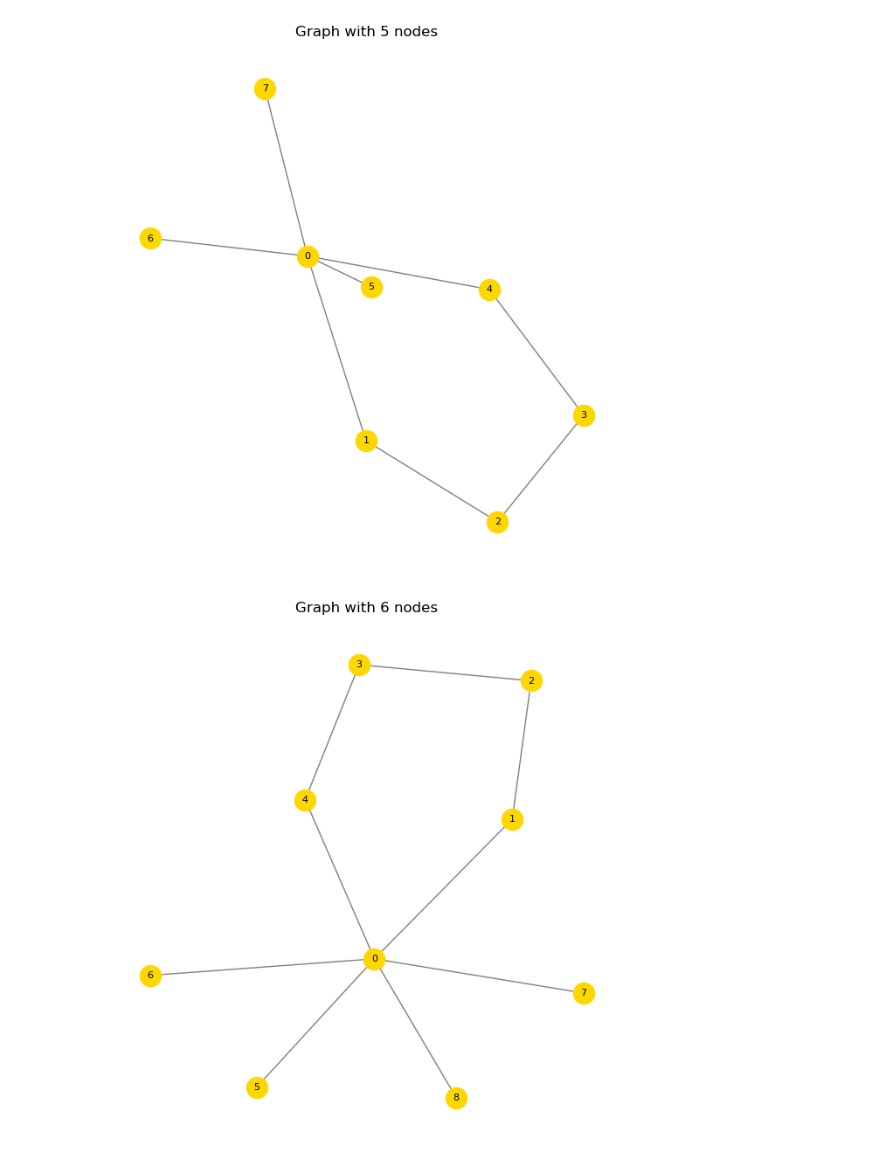
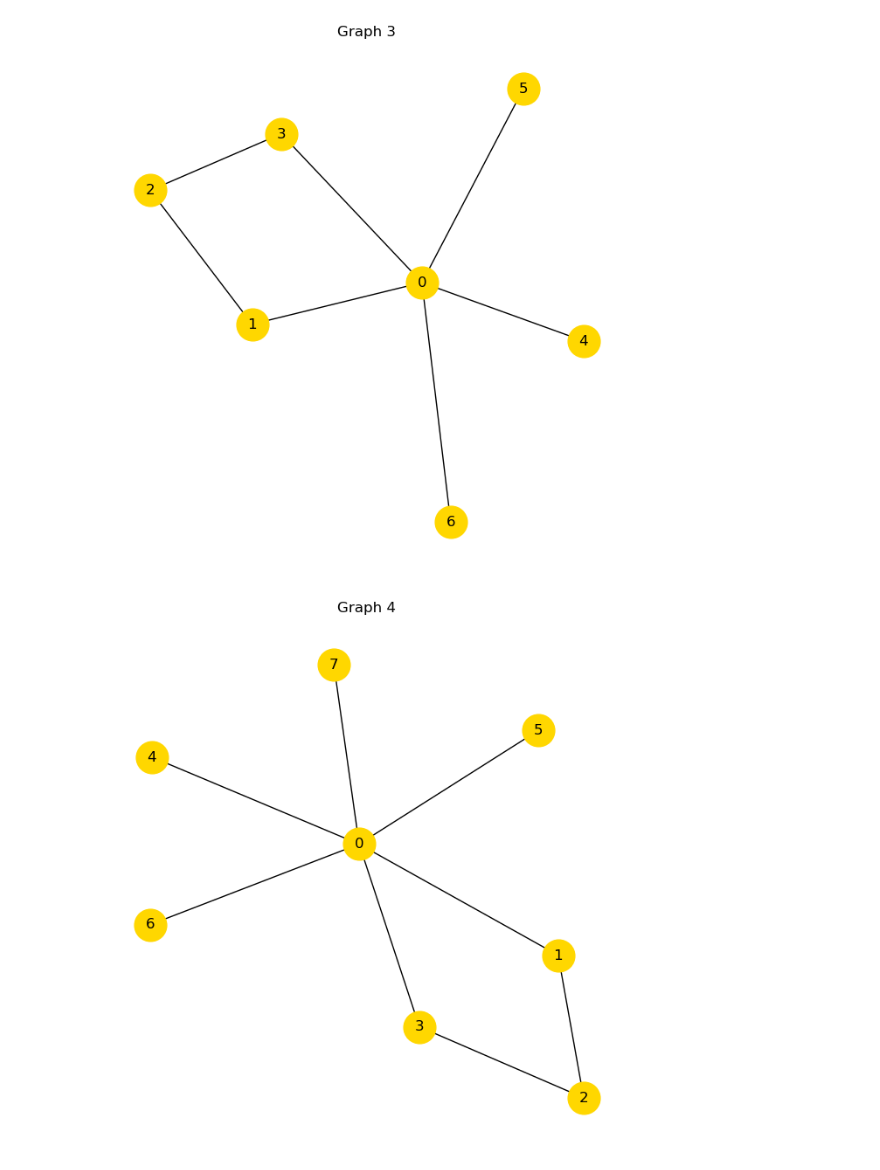
Before and after one commit to oskartezak/Laplacian-integral-graphs, a Jupyter notebook: Code/shape_hypotesis.ipynb, the cells around one changed output. Saved outputs shown, nothing was run; the diff lists cells and outputs as text; code cells hidden in the pictures.

```diff
--- a/Code/shape_hypotesis.ipynb
+++ b/Code/shape_hypotesis.ipynb
@@ -10,48 +10,40 @@ def is_laplacian_integer_graph(G):
     eigenvalues = np.linalg.eigvals(laplace) # Lastne vrednosti
     return all(np.isclose(ev, np.round(ev), atol=1e-10) for ev in eigenvalues)  # Numerično računanje
 # %%
-import networkx as nx
-
-def generate_graphs_with_triangle_and_central_node(n, cycle_length):
+def unicyclic_graphs_with_central_node(n, cycle_length):
     graphs = []
 
-    # Preverimo, da je dolžina cikla vsaj 3, saj cikel z manj kot 3 vozlišči ni veljaven.
     if cycle_length < 3:
         raise ValueError("Cikel mora imeti vsaj 3 vozlišča.")
 
-    # Ustvarimo osnovni ciklični graf z dolžino cikla `cycle_length`
     cycle_graph = nx.cycle_graph(cycle_length)
     cycle_nodes = list(cycle_graph.nodes)
 
-    # Dodajamo nove vozlišča in jih povezujemo s centralnim vozliščem
     for i in range(cycle_length + 1, n + 1):
-        full_graph = cycle_graph.copy()  # Začnemo z osnovnim ciklom
-        remaining_nodes = list(range(cycle_length, i))  # Ustvarimo preostala vozlišča
+        full_graph = cycle_graph.copy()
+        remaining_nodes = list(range(cycle_length, i))
 
-        # Izberemo centralno vozlišče (prvo vozlišče iz cikla)
         central_node = cycle_nodes[0]
 
-        # Dodamo preostala vozlišča in jih povežemo s centralnim vozliščem
         for node in remaining_nodes:
             full_graph.add_node(node)
             full_graph.add_edge(central_node, node)
 
-        # Po dodajanju novih vozlišč preverimo, ali je graf še vedno enoten cikel
         if len(list(nx.cycle_basis(full_graph))) == 1:
             graphs.append(full_graph)
 
     return graphs
 # %%
-def draw_each_graph_individually(graphs):
-    for i, graph in enumerate(graphs, start=3):
+def draw_graphs(graphs):
+    for i, graph in enumerate(graphs):
         plt.figure(figsize=(6, 6))
-        pos = nx.spring_layout(graph)
-        nx.draw(graph, pos, with_labels=True, node_color='gold', edge_color='gray', node_size=300, font_size=8)
-        plt.title(f"Graph with {i} nodes")
+        pos = nx.spring_layout(graph)  # Position nodes using spring layout
+        nx.draw(graph, pos, with_labels=True, node_color='gold', node_size=700, edge_color='black')
+        plt.title(f"Graph {i + 1}")
         plt.show()
 # %%
 n = 10
-cycle_length = 5
-graphs = generate_graphs_with_triangle_and_central_node(n, cycle_length)
-draw_each_graph_individually(graphs)
+cycle_length = 4
+graphs = unicyclic_graphs_with_central_node(n, cycle_length)
+draw_graphs(graphs)
 # %% [output]
@@ -60,2 +52,2 @@ draw_each_graph_individually(graphs)
-[figure, old version]
+[figure, new version]
-[figure, old version]
+[figure, new version]
```
Also changed, not shown: parts of 4 cells of this notebook.
